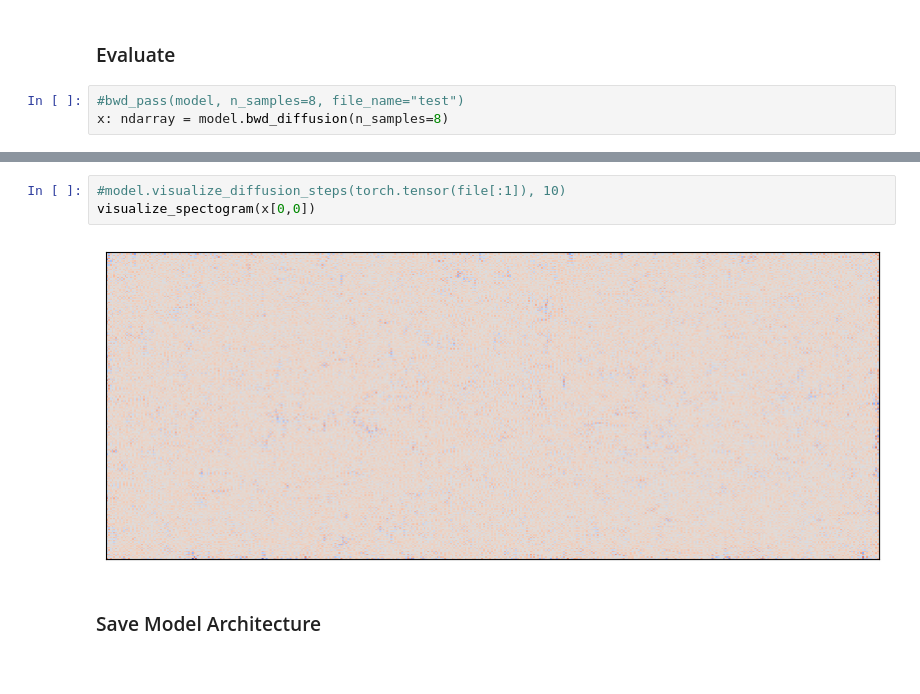
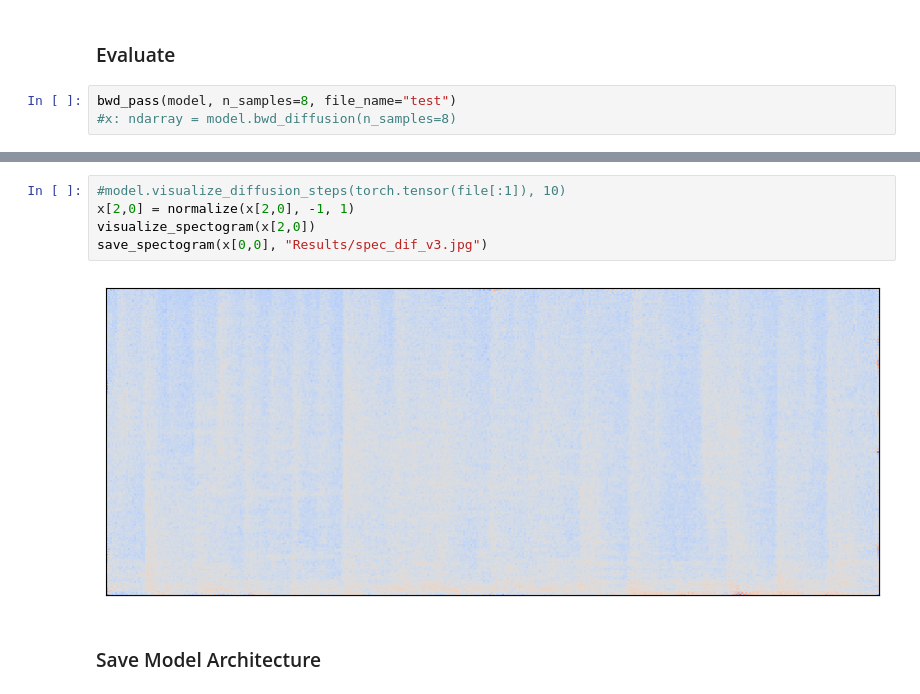
Before and after one commit to FinianLandes/MA_Diffusion, a Jupyter notebook: MainScripts/Eval Diffusion.ipynb, the cells around one changed output, grey strips where cells are left out. Cells and saved outputs as stored; diff of their text form.

```diff
--- a/MainScripts/Eval Diffusion.ipynb
+++ b/MainScripts/Eval Diffusion.ipynb
@@ -70,6 +89,6 @@ model = Diffusion(model=u_net, noise_steps=diffusion_timesteps, noise_schedule="
 # %% [markdown]
 ### Evaluate
 # %%
-#bwd_pass(model, n_samples=8, file_name="test")
-x: ndarray = model.bwd_diffusion(n_samples=8)
+bwd_pass(model, n_samples=8, file_name="test")
+#x: ndarray = model.bwd_diffusion(n_samples=8)
 # %% [output]
@@ -95,8 +123,10 @@ Step 480:
 # %%
 #model.visualize_diffusion_steps(torch.tensor(file[:1]), 10)
-visualize_spectogram(x[0,0])
+x[2,0] = normalize(x[2,0], -1, 1)
+visualize_spectogram(x[2,0])
+save_spectogram(x[0,0], "Results/spec_dif_v3.jpg")
 # %% [output]
-[figure, old version]
+[figure, new version]
 # %% [markdown]
 ### Save Model Architecture
 # %%
```
Also changed, not shown: parts of 5 cells of this notebook, 3 other files.
